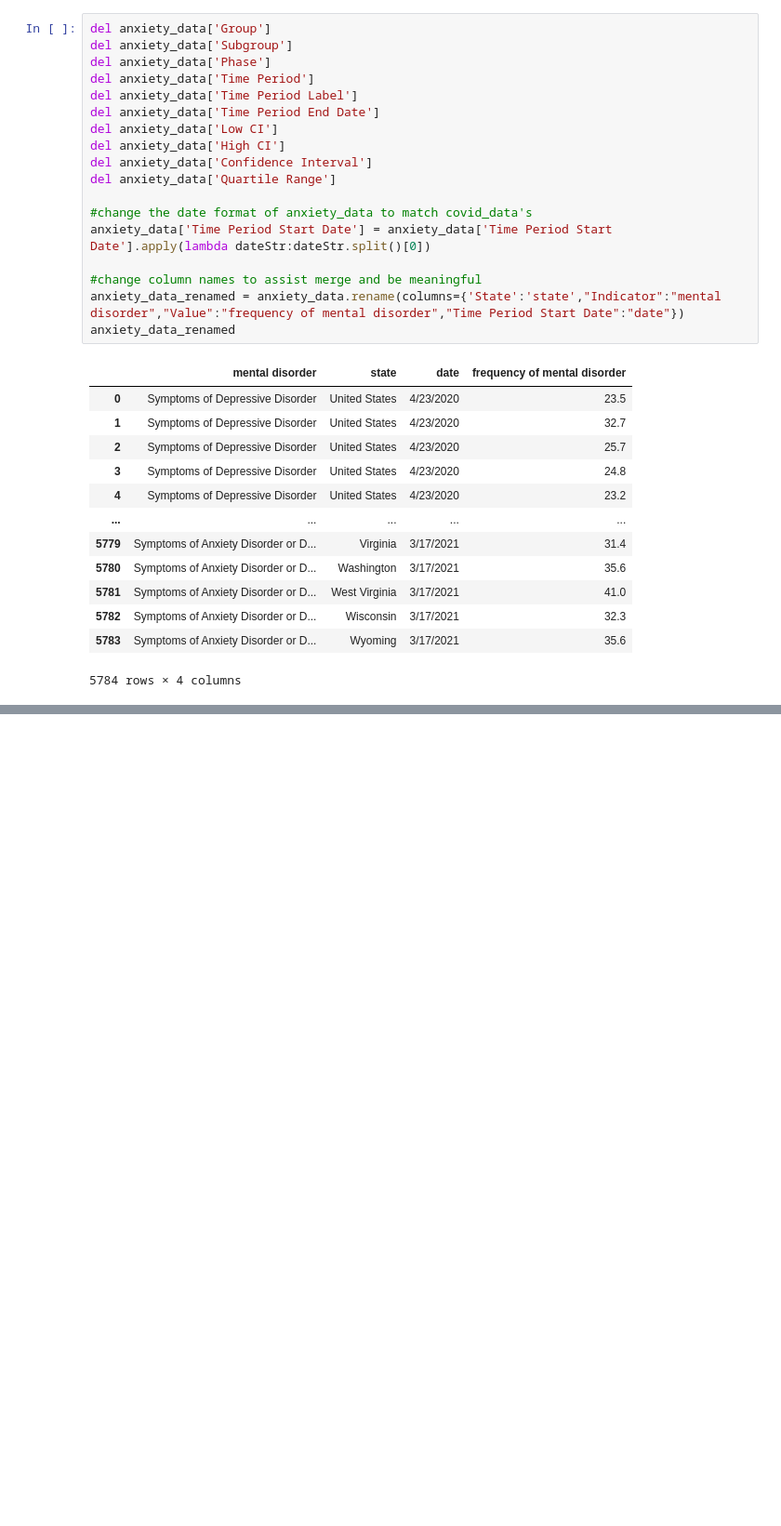
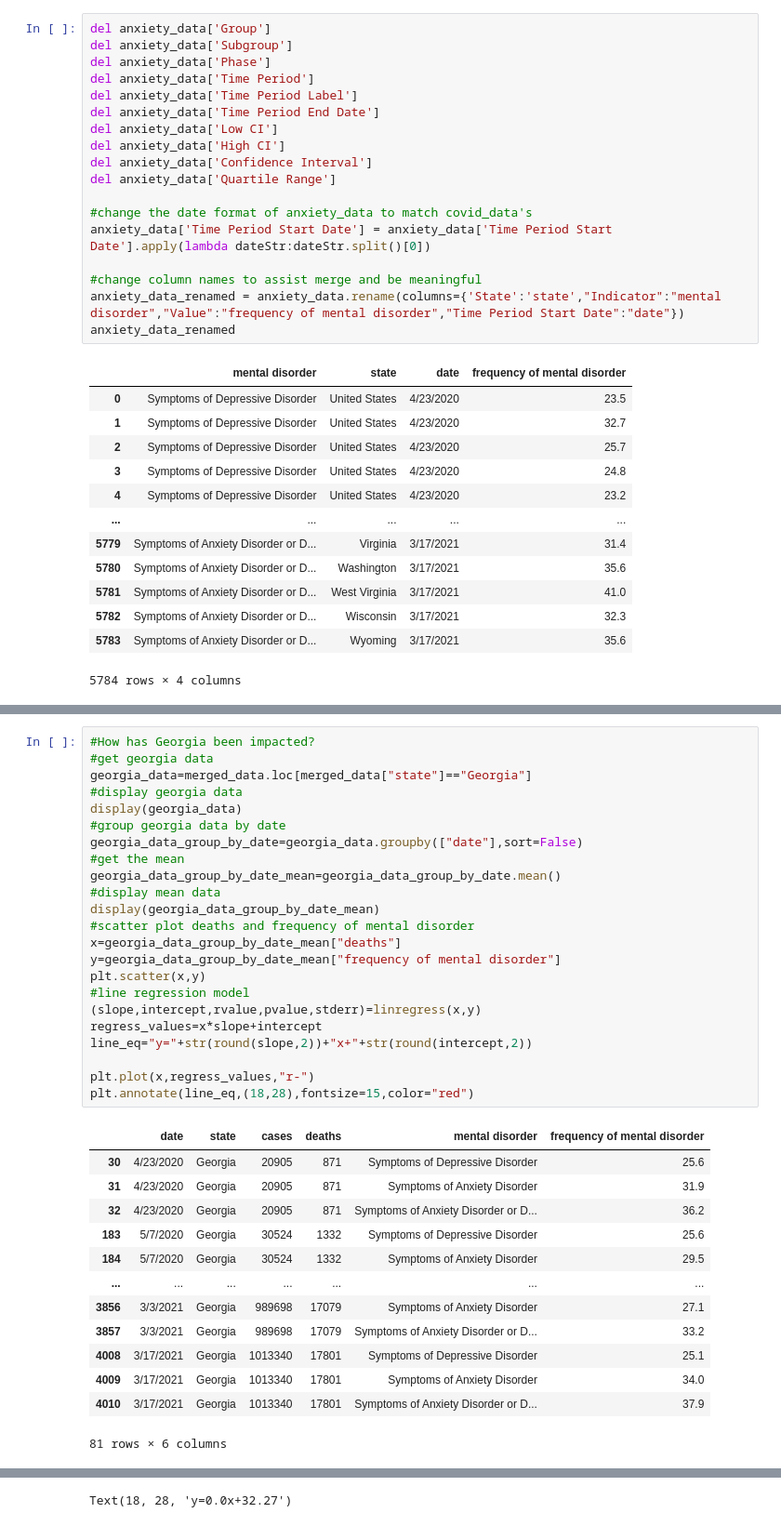
Before and after one commit to fengrujie0721/Impact-of-COVID-19-on-Mental-Health-in-United-States, a Jupyter notebook: covid_affect_on_mental_health.ipynb, the cells around one changed output, grey strips where cells are left out. Shown at 93% size. Drawn from its saved outputs; the diff is of its cells as text; blank space fills up the shorter version.

```diff
--- a/covid_affect_on_mental_health.ipynb
+++ b/covid_affect_on_mental_health.ipynb
@@ -258,0 +165,37 @@ plt.show()
+# %%
+#How has Georgia been impacted?
+#get georgia data
+georgia_data=merged_data.loc[merged_data["state"]=="Georgia"]
+#display georgia data
+display(georgia_data)
+#group georgia data by date
+georgia_data_group_by_date=georgia_data.groupby(["date"],sort=False)
+#get the mean
+georgia_data_group_by_date_mean=georgia_data_group_by_date.mean()
+#display mean data
+display(georgia_data_group_by_date_mean)
+#scatter plot deaths and frequency of mental disorder
+x=georgia_data_group_by_date_mean["deaths"]
+y=georgia_data_group_by_date_mean["frequency of mental disorder"]
+plt.scatter(x,y)
+#line regression model
+(slope,intercept,rvalue,pvalue,stderr)=linregress(x,y)
+regress_values=x*slope+intercept
+line_eq="y="+str(round(slope,2))+"x+"+str(round(intercept,2))
+
+plt.plot(x,regress_values,"r-")
+plt.annotate(line_eq,(18,28),fontsize=15,color="red")
+# %% [output]
+|  | date | state | cases | deaths | mental disorder | frequency of mental disorder |
+| 30 | 4/23/2020 | Georgia | 20905 | 871 | Symptoms of Depressive Disorder | 25.6 |
+| 31 | 4/23/2020 | Georgia | 20905 | 871 | Symptoms of Anxiety Disorder | 31.9 |
+| 32 | 4/23/2020 | Georgia | 20905 | 871 | Symptoms of Anxiety Disorder or D... | 36.2 |
+| 183 | 5/7/2020 | Georgia | 30524 | 1332 | Symptoms of Depressive Disorder | 25.6 |
+| 184 | 5/7/2020 | Georgia | 30524 | 1332 | Symptoms of Anxiety Disorder | 29.5 |
+| ... | ... | ... | ... | ... | ... | ... |
+| 3856 | 3/3/2021 | Georgia | 989698 | 17079 | Symptoms of Anxiety Disorder | 27.1 |
+| 3857 | 3/3/2021 | Georgia | 989698 | 17079 | Symptoms of Anxiety Disorder or D... | 33.2 |
+| 4008 | 3/17/2021 | Georgia | 1013340 | 17801 | Symptoms of Depressive Disorder | 25.1 |
+| 4009 | 3/17/2021 | Georgia | 1013340 | 17801 | Symptoms of Anxiety Disorder | 34.0 |
+| 4010 | 3/17/2021 | Georgia | 1013340 | 17801 | Symptoms of Anxiety Disorder or D... | 37.9 |
+81 rows × 6 columns
@@ -258,0 +222 @@ plt.show()
+Text(18, 28, 'y=0.0x+32.27')
```
Also changed, not shown: parts of 17 cells of this notebook.
